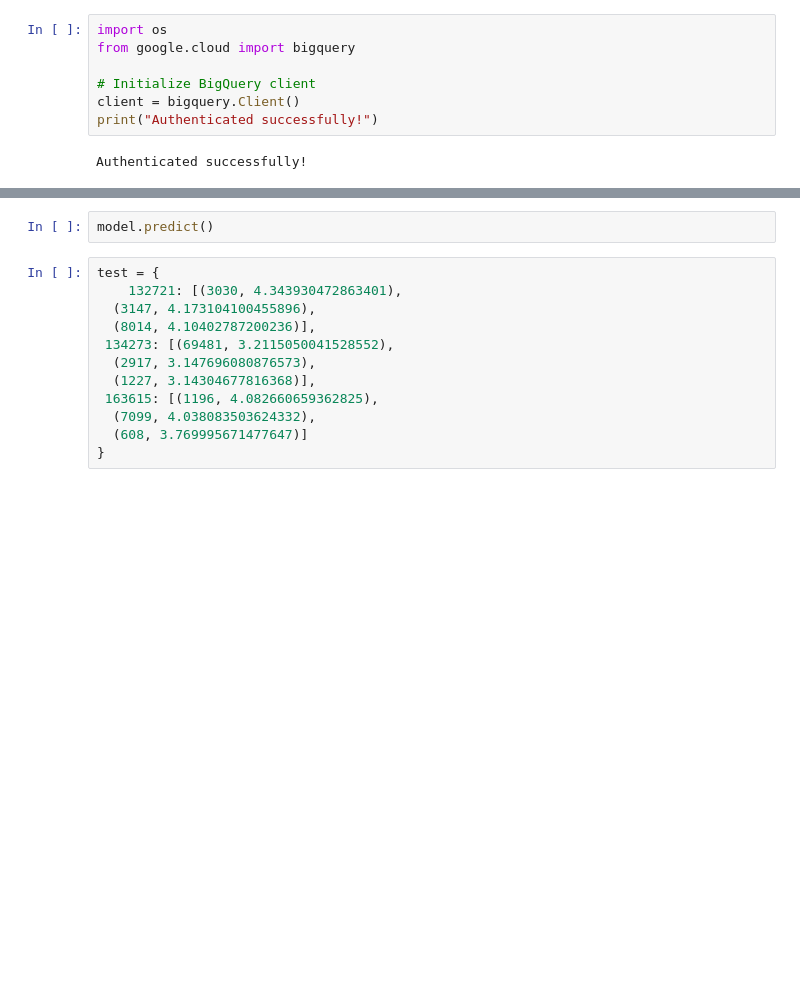
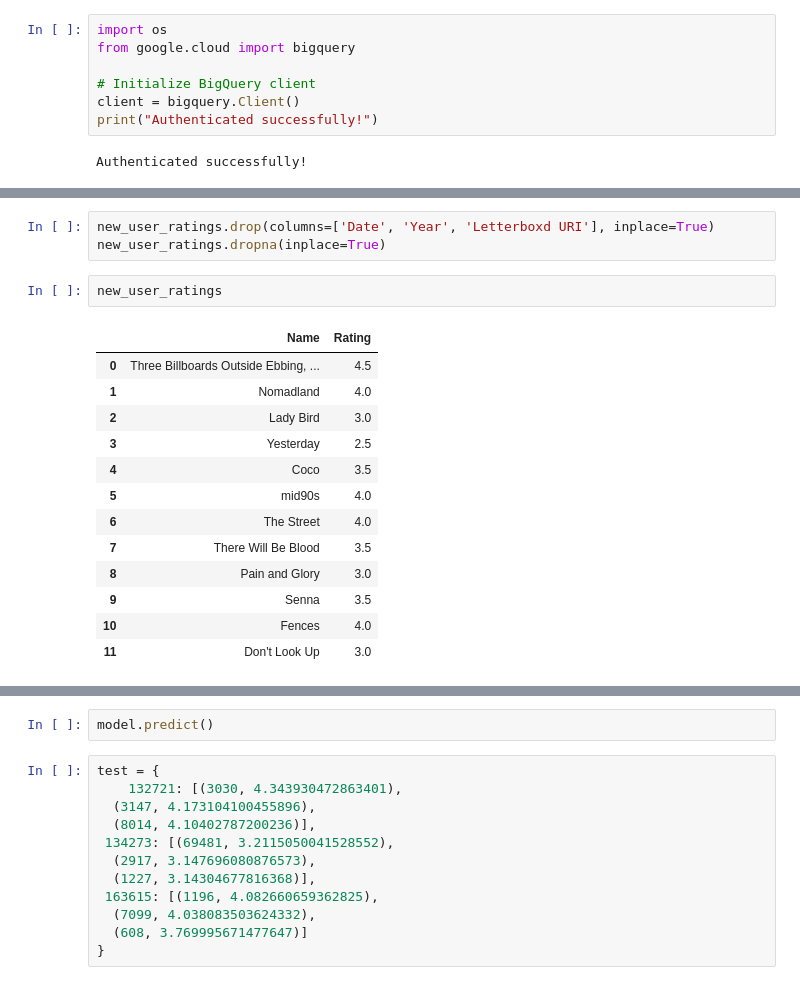
Before and after one commit to oliverramsaygray/film_wizard, a Jupyter notebook: notebooks/SVD_GridSearch_FW_model_v2.ipynb, the cells around one changed output, grey strips where cells are left out. Drawn from its saved outputs; the diff is of its cells as text; blank space fills up the shorter version.

```diff
--- a/notebooks/SVD_GridSearch_FW_model_v2.ipynb
+++ b/notebooks/SVD_GridSearch_FW_model_v2.ipynb
@@ -37,0 +53,19 @@ data = Dataset.load_from_df(gl_df, reader)
+# %%
+new_user_ratings.drop(columns=['Date', 'Year', 'Letterboxd URI'], inplace=True)
+new_user_ratings.dropna(inplace=True)
+# %%
+new_user_ratings
+# %% [output]
+|  | Name | Rating |
+| 0 | Three Billboards Outside Ebbing, ... | 4.5 |
+| 1 | Nomadland | 4.0 |
+| 2 | Lady Bird | 3.0 |
+| 3 | Yesterday | 2.5 |
+| 4 | Coco | 3.5 |
+| 5 | mid90s | 4.0 |
+| 6 | The Street | 4.0 |
+| 7 | There Will Be Blood | 3.5 |
+| 8 | Pain and Glory | 3.0 |
+| 9 | Senna | 3.5 |
+| 10 | Fences | 4.0 |
+| 11 | Don't Look Up | 3.0 |
```
Also changed, not shown: parts of 13 cells of this notebook.
